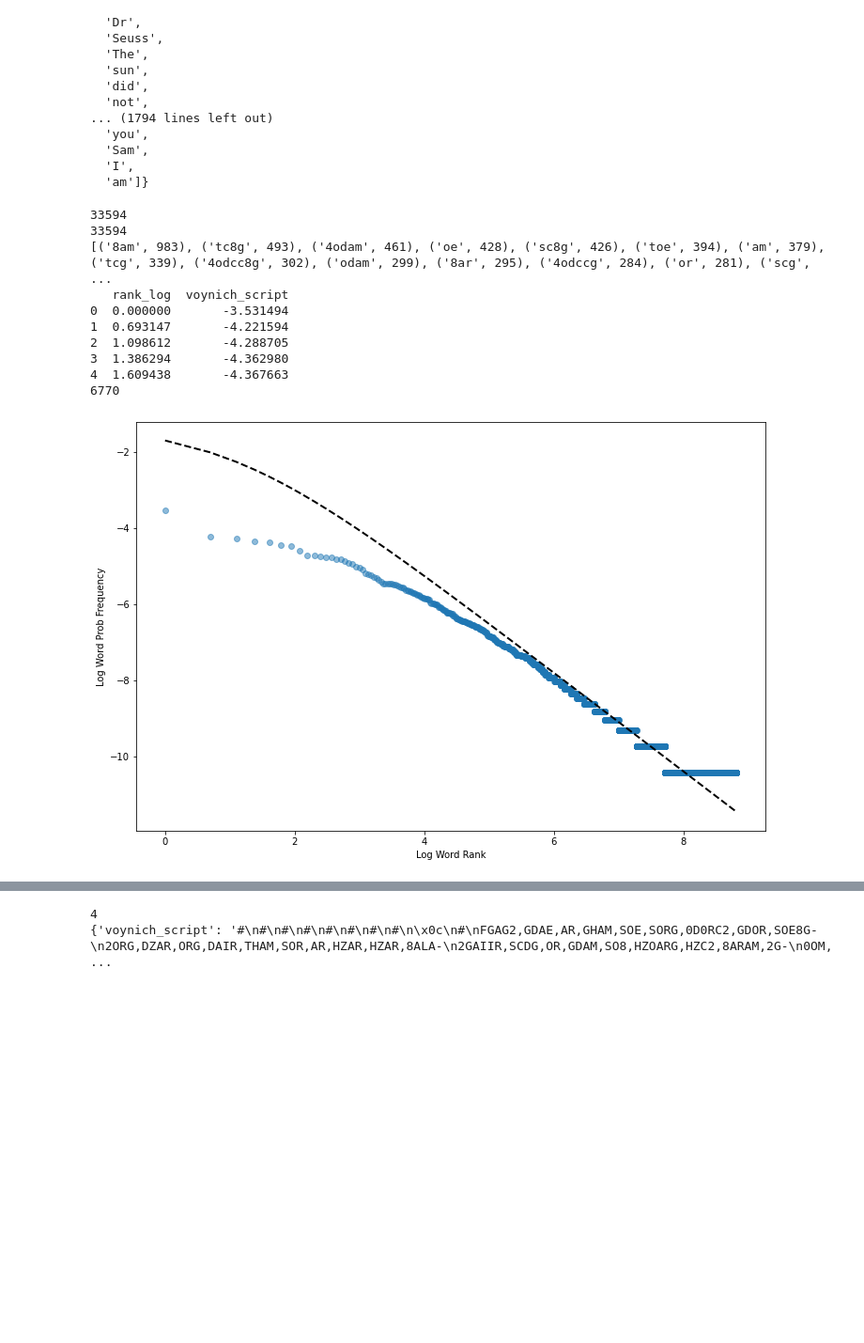
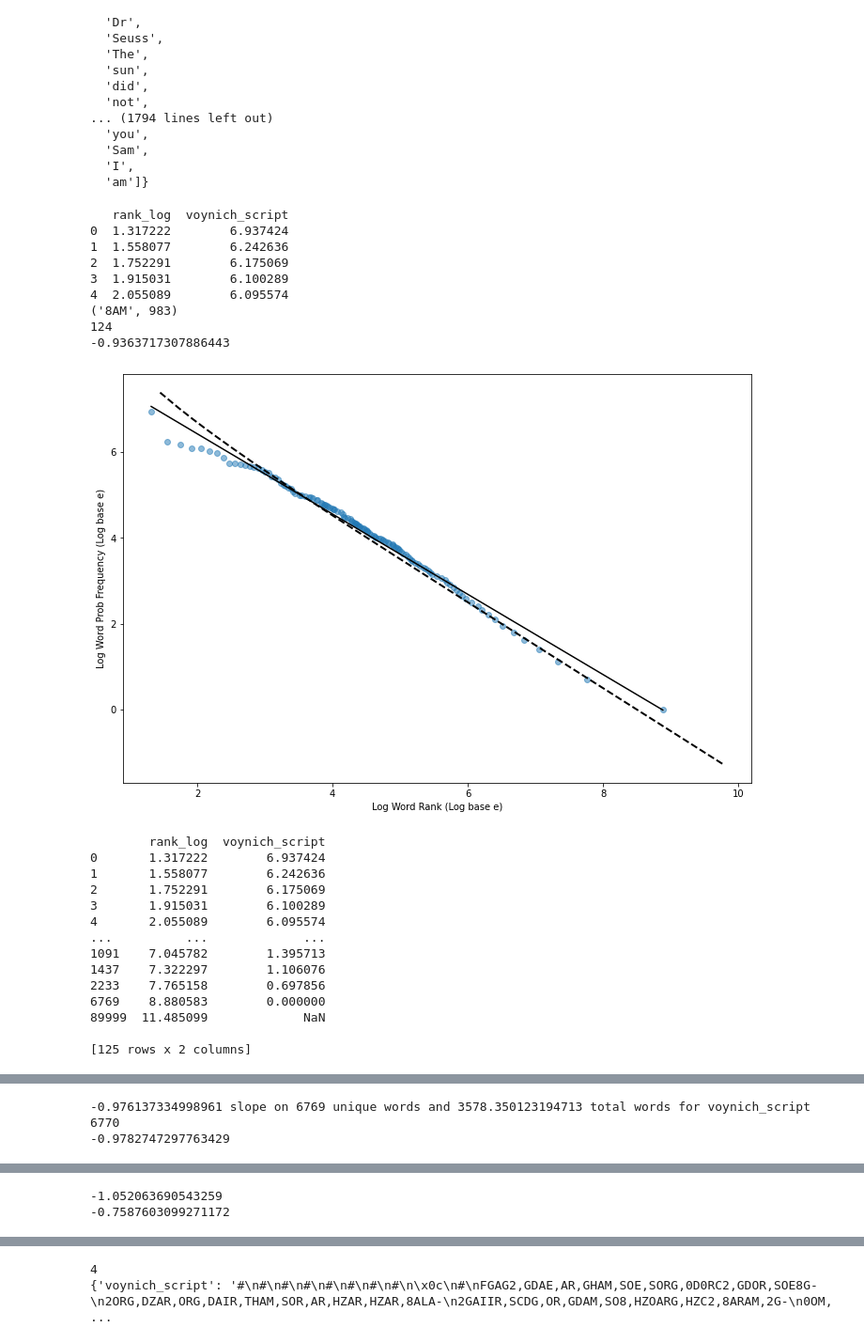
Before and after one commit to ccmerry/voynich_manuscript_text_analysis, a Jupyter notebook: book_analysis.ipynb, the cells around one changed output, grey strips where cells are left out. Shown at 94% size. Cells and saved outputs as stored; diff of their text form; code cells hidden in the pictures; blank space fills up the shorter version.

```diff
--- a/book_analysis.ipynb
+++ b/book_analysis.ipynb
@@ -284,7 +336,8 @@ def zipf_df(token_numbers,word_counts_df):
         #exp_rank_num = z_law_math(r)
         #exp_rank_num = (1/((r+1)**1))
         #log_name_list.append(math.log(exp_rank_num))
-        log_name_list.append(math.log(r))
+        exp_rank_num = (((r+2.7)**1.1))
+        log_name_list.append(math.log(exp_rank_num,2.7))
 
     column_name = ['rank_log']
     exp_word_df = pd.DataFrame(columns=column_name)
@@ -296,18 +349,20 @@ def zipf_df(token_numbers,word_counts_df):
         #total_words = total_u_words
         total_u_words = word_counts_df[b].count()
         book_exp_list = []
-
+        top_word = Counter(token_numbers[b]).most_common(1)[0]
+        print(top_word)
         book_df_header = [b]
         single_book_df = pd.DataFrame(columns=book_df_header)
 
-        for x in range(total_words):
+        for x in range(total_u_words):
             exp_rank_num = z_law_math(x)
             exp_r_n = (total_words*exp_rank_num)
             #exp_rank_num = total_words * (1/((x+2.7)**1))
             #book_exp_list.append(math.log(exp_rank_num))
             #book_exp_list.append((exp_rank_num))
             #book_exp_list.append(math.log(x+1))
-            book_exp_list.append(math.log(exp_rank_num))
+            #fretwo.append(math.log(exp_rank_num,2.7))
+            book_exp_list.append(math.log(exp_r_n,2.7)-2)
         #single_book_df[b] = book_exp_list[::-1]
         single_book_df[b] = book_exp_list
         exp_word_df = pd.concat([exp_word_df,single_book_df], axis=1)
@@ -316,19 +371,28 @@ def zipf_df(token_numbers,word_counts_df):
 def plot_exp_df(log_df, exp_df):
     plt.rcParams["figure.figsize"] = [12, 8]
     count = 0
+    for col in log_df.columns:
+        if count == 1:
+            log_df = log_df.drop_duplicates(subset=[col], keep='last')
+        count = count + 1
     max_row = log_df.iloc[:,1].count()
     print(max_row)
+    count = 0
     for col in log_df.columns:
         if count != 0:
             #plt.scatter(log_df.iloc[:,count]*-1, log_df.iloc[:,0], alpha=.5)
             plt.scatter(log_df.iloc[:,0], log_df.iloc[:,count], alpha=.5)
             #plt.scatter(log_df.iloc[:,count], log_df.iloc[:,0], alpha=.5)
-            plt.plot(exp_df.iloc[:max_row,0], exp_df.iloc[:max_row,count], color='black', linestyle='--', alpha=1, linewidth=2)
+            max_exp_row = exp_df.iloc[:,1].count()
+            plt.plot(exp_df.iloc[:max_exp_row,0], exp_df.iloc[:max_exp_row,count], color='black', linestyle='--', alpha=1, linewidth=2)
             #plt.scatter(fit_df.iloc[:,0], fit_df.iloc[:,count], alpha=.5)
+            theta, alpha = np.polyfit(log_df.iloc[:max_row,0], log_df.iloc[:max_row,count], 1)
+            print(theta)
+            plt.plot(log_df.iloc[:max_row,0], alpha + theta * log_df.iloc[:max_row,0], '-', color='black')
             #plt.plot(theta, alpha)
             #plt.plot(exp_df.iloc[:,0], 8 -1* exp_df.iloc[:,0], '-')
-            plt.xlabel("Log Word Rank")
-            plt.ylabel("Log Word Prob Frequency")
+            plt.xlabel("Log Word Rank (Log base e)")
+            plt.ylabel("Log Word Prob Frequency (Log base e)")
             #plt.ylim([-1, 10])
             #plt.scatter(exp_df.iloc[:,count], exp_df.iloc[:,0], alpha=.5)
             plt.show()
@@ -527,22 +1095,48 @@ seuss_dictionary
 # %%
 #manuscript_book_d = full_book_dictionary('manuscript_text')
 manuscript_book_d = voynich_cleaner()
 manuscript_df = full_common_df(manuscript_book_d)
 #pfit_slope(manuscript_df)
 print(manuscript_df.head())
 m_full_text = tokenize_dictionary(manuscript_book_d)
 m_expected_df = zipf_df(m_full_text, manuscript_df)
 plot_exp_df(manuscript_df, m_expected_df)
-#new_slope(manuscript_df, expected_df, "yes")
+new_slope(manuscript_df, m_expected_df, "yes","Voynich Manuscript")
+
+
+manuscript_words = dictionary_to_token(manuscript_book_d)
+manuscript_r_dict = ranked_dictionary(manuscript_words)
+#list(justwords.keys())[0]
+array_check = random_corpus(manuscript_words, manuscript_book_d, 50)
+#print(array_check)
+#print(array_check['A Christmas Carol in Prose; Being a Ghost Story of Christmas by Charles Dickens'])
+#print(justwords['A Christmas Carol in Prose; Being a Ghost Story of Christmas by Charles Dickens'])
+#r_dict = ranked_dictionary(justwords)
+#list(justwords.keys())[0]
+#array_check = random_corpus(justwords, combine_test, 25)
+plot_rand(manuscript_df, array_check['voynich_script'],"Voynich Manuscript")
 # %% [output]
-33594
-33594
-[('8am', 983), ('tc8g', 493), ('4odam', 461), ('oe', 428), ('sc8g', 426), ('toe', 394), ('am', 379), ('tcg', 339), ('4odcc8g', 302), ('odam', 299), ('8ar', 295), ('4odccg', 284), ('or', 281), ('scg',  ...
    rank_log  voynich_script
-0  0.000000       -3.531494
-1  0.693147       -4.221594
-2  1.098612       -4.288705
-3  1.386294       -4.362980
-4  1.609438       -4.367663
-6770
+0  1.317222        6.937424
+1  1.558077        6.242636
+2  1.752291        6.175069
+3  1.915031        6.100289
+4  2.055089        6.095574
+('8AM', 983)
+124
+-0.9363717307886443
-[figure, old version]
+[figure, new version]
+        rank_log  voynich_script
+0       1.317222        6.937424
+1       1.558077        6.242636
+2       1.752291        6.175069
+3       1.915031        6.100289
+4       2.055089        6.095574
+...          ...             ...
+1091    7.045782        1.395713
+1437    7.322297        1.106076
+2233    7.765158        0.697856
+6769    8.880583        0.000000
+89999  11.485099             NaN
+
+[125 rows x 2 columns]
@@ -548,0 +1144,3 @@ plot_exp_df(manuscript_df, m_expected_df)
+-0.976137334998961 slope on 6769 unique words and 3578.350123194713 total words for voynich_script
+6770
+-0.9782747297763429
@@ -548,0 +1148,2 @@ plot_exp_df(manuscript_df, m_expected_df)
+-1.052063690543259
+-0.7587603099271172
```
Also changed, not shown: parts of 69 cells of this notebook.
